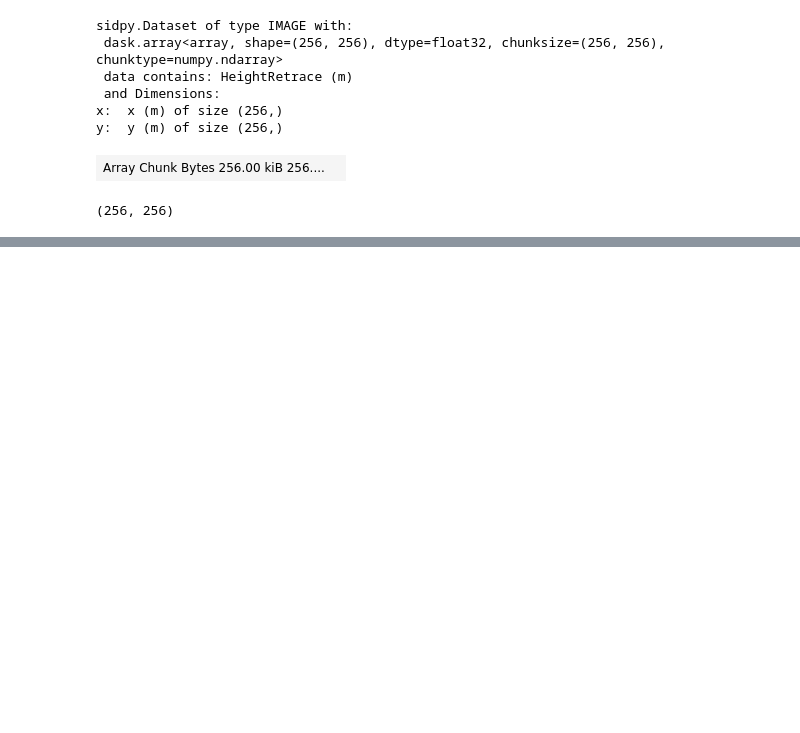
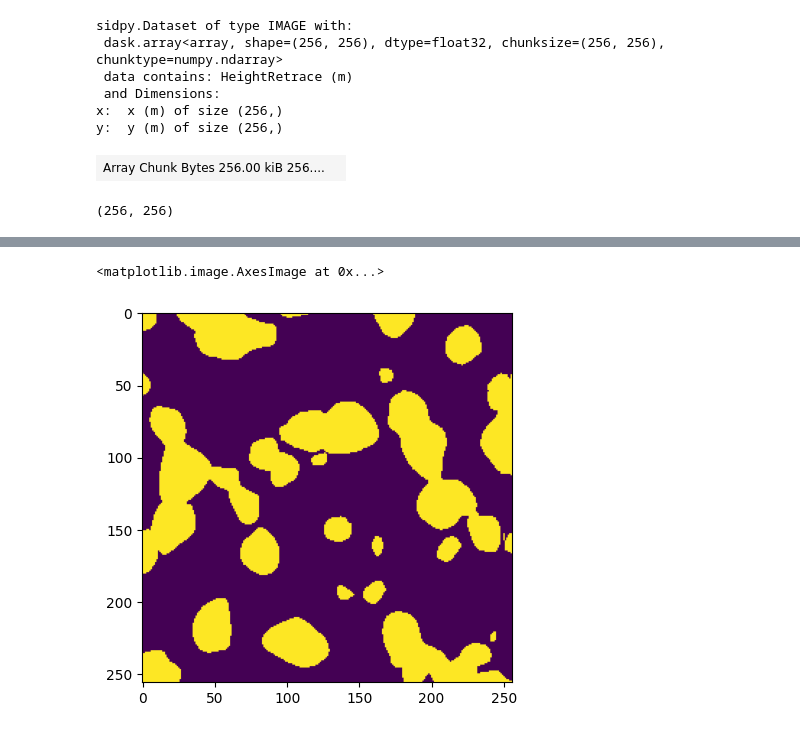
Before and after one commit to MikJak75/Micro_Grain_Segmentation, a Jupyter notebook: edge_detection.ipynb, the cells around one changed output, grey strips where cells are left out. Saved outputs shown, nothing was run; the diff lists cells and outputs as text; code cells hidden in the pictures; blank space fills up the shorter version.

```diff
--- a/edge_detection.ipynb
+++ b/edge_detection.ipynb
@@ -132,0 +98,6 @@ cv2_imshow(mask)
+# %%
+_, threshold = _, thresh = cv2.threshold(eq_hist, 100, 255, cv2.THRESH_BINARY)
+plt.imshow(threshold)
+# %% [output]
+<matplotlib.image.AxesImage at 0x...>
+[figure, added]
```
Also changed, not shown: parts of 15 cells of this notebook.
